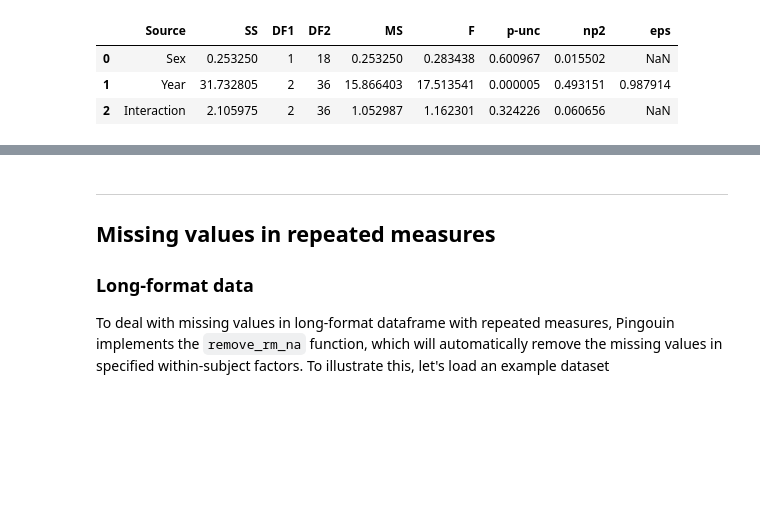
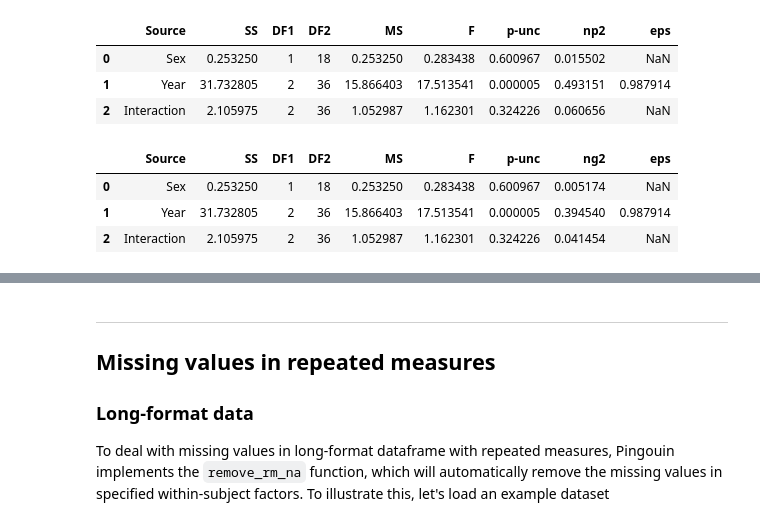
Before and after one commit to raphaelvallat/pingouin, a Jupyter notebook: notebooks/01_ANOVA.ipynb, the cells around one changed output, grey strips where cells are left out. Saved outputs shown, nothing was run; the diff lists cells and outputs as text; code cells hidden in the pictures; blank space fills up the shorter version.

```diff
--- a/notebooks/01_ANOVA.ipynb
+++ b/notebooks/01_ANOVA.ipynb
@@ -322,6 +322,14 @@ pg.mixed_anova(data=df, dv='Memory', between='Sex', within='Year', subject='Subj
 | 0 | Sex | 0.253250 | 1 | 18 | 0.253250 | 0.283438 | 0.600967 | 0.015502 | NaN |
 | 1 | Year | 31.732805 | 2 | 36 | 15.866403 | 17.513541 | 0.000005 | 0.493151 | 0.987914 |
 | 2 | Interaction | 2.105975 | 2 | 36 | 1.052987 | 1.162301 | 0.324226 | 0.060656 | NaN |
+# %%
+# Same but we want a generalized eta-squared ('ng2') instead of the default partial eta-squared ('np2')
+pg.mixed_anova(data=df, dv='Memory', between='Sex', within='Year', subject='Subject', effsize='ng2')
+# %% [output]
+|  | Source | SS | DF1 | DF2 | MS | F | p-unc | ng2 | eps |
+| 0 | Sex | 0.253250 | 1 | 18 | 0.253250 | 0.283438 | 0.600967 | 0.005174 | NaN |
+| 1 | Year | 31.732805 | 2 | 36 | 15.866403 | 17.513541 | 0.000005 | 0.394540 | 0.987914 |
+| 2 | Interaction | 2.105975 | 2 | 36 | 1.052987 | 1.162301 | 0.324226 | 0.041454 | NaN |
 # %%
 pg.pairwise_ttests(data=df, dv='Memory', between='Sex', within='Year', subject='Subject')
 # %% [output]
```
Also changed, not shown: parts of 5 cells of this notebook, 10 other files.
